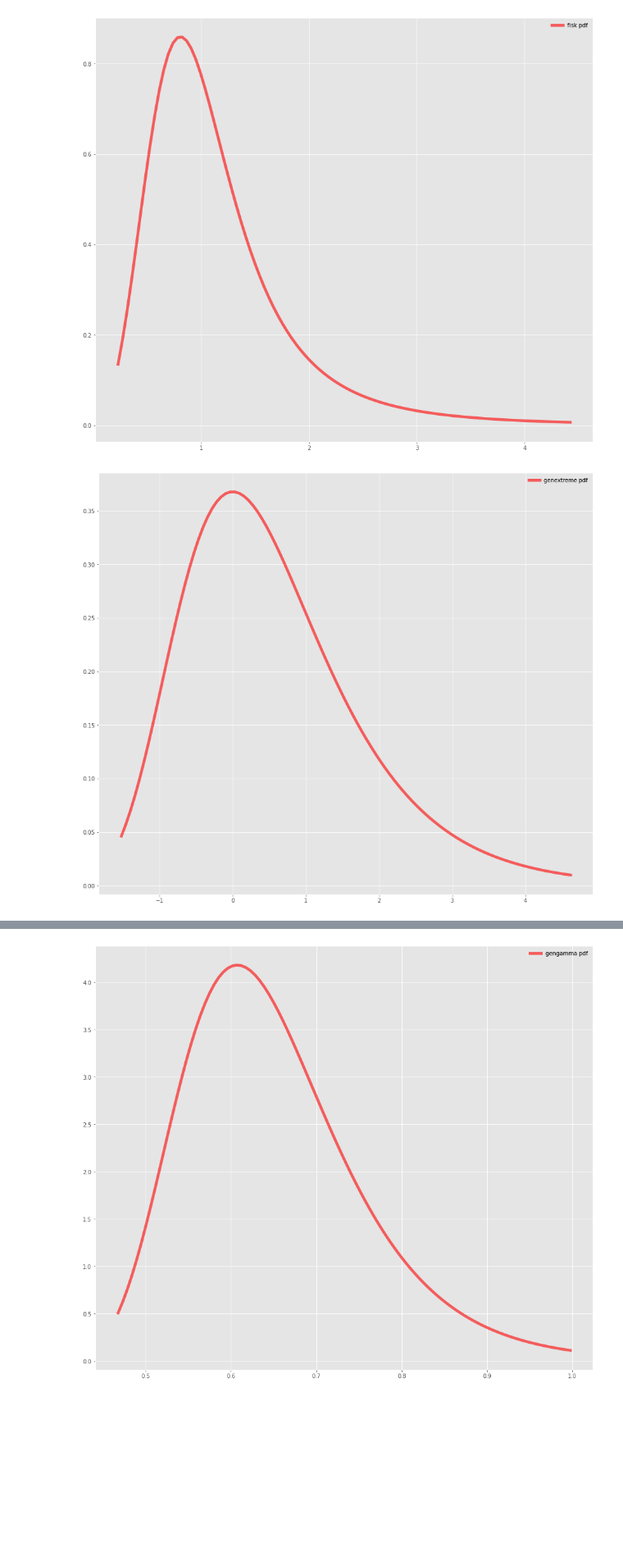
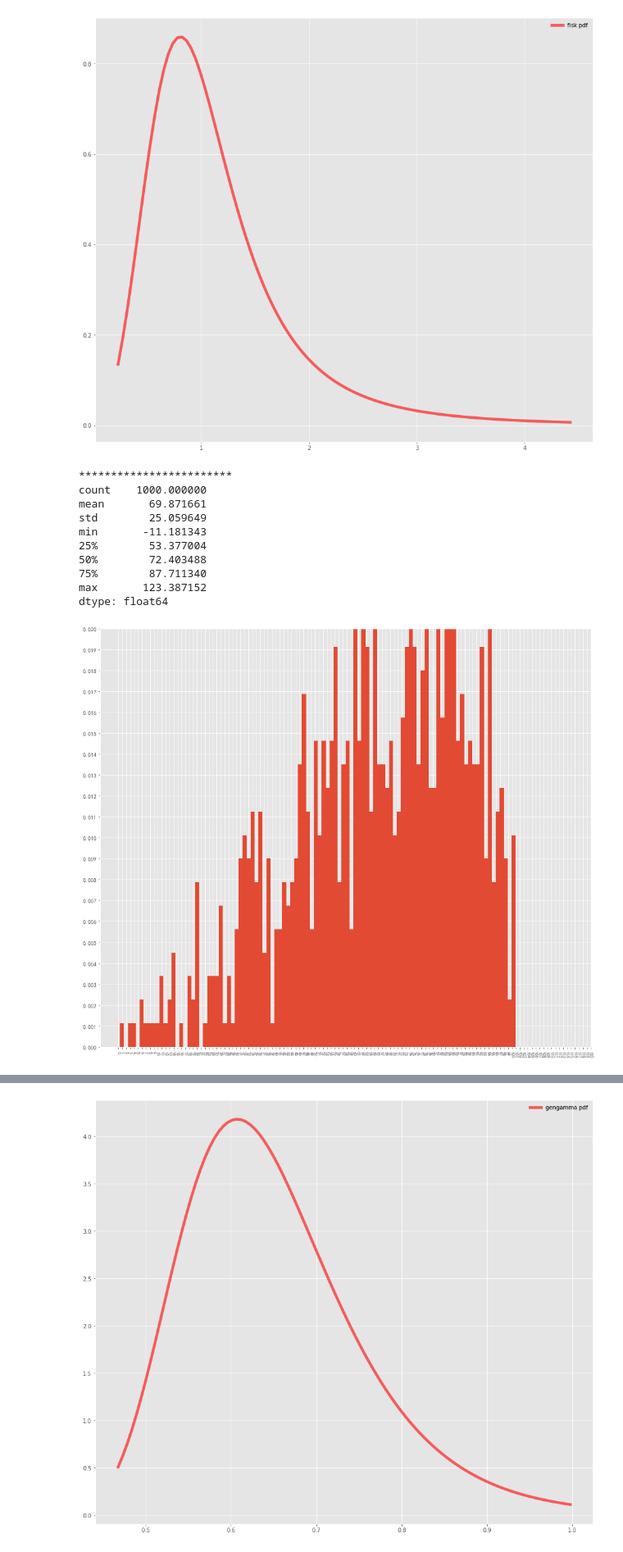
Before and after one commit to liing1221/notebook, a Jupyter notebook: mycode/scipy_stats.ipynb, the cells around one changed output, grey strips where cells are left out. Shown at 82% size. Saved outputs shown, nothing was run; the diff lists cells and outputs as text; code cells hidden in the pictures; blank space fills up the shorter version.

```diff
--- a/mycode/scipy_stats.ipynb
+++ b/mycode/scipy_stats.ipynb
@@ -621,19 +668,59 @@ plt.show()
 # %%
 # 广义极值连续型随机变量。
 
 from scipy.stats import genextreme
 import matplotlib.pyplot as plt
 fig, ax = plt.subplots(1, 1)
 
-c = -0.002
-mean, var, skew, kurt = genextreme.stats(c, moments='mvsk')
+# c = -0.002
+# mean, var, skew, kurt = genextreme.stats(c, moments='mvsk')
 
-x = np.linspace(genextreme.ppf(0.01, c),
-                genextreme.ppf(0.99, c), 100)
-ax.plot(x, genextreme.pdf(x, c),
-       'r-', lw=5, alpha=0.6, label='genextreme pdf')
+# x = np.linspace(genextreme.ppf(0.01, c),
+#                 genextreme.ppf(0.99, c), 100)
+# ax.plot(x, genextreme.pdf(x, c),
+#        'r-', lw=5, alpha=0.6, label='genextreme pdf')
 
-ax.legend(loc='best', frameon=False)
+# ax.legend(loc='best', frameon=False)
+# plt.show()
+
+
+
+c, loc, scale = 0.6534377053608116, 60.85122823876746, 26.504191099727073
+
+datas = genextreme.rvs(s, loc=loc, scale=scale, size=1000)
+# datas = [100 - i for i in datas if 100 - i > 0]
+
+f = Fitter(datas, xmin=-1, xmax=101, distributions=['genextreme', ], bins=100)
+f.fit()
+# f = Fitter(datas, xmin=-2, xmax=1200, distributions=['betaprime','burr12','dweibull','chi2','foldcauchy','logistic'], bins=100)
+
+# print(f.summary())
+# print(f.fitted_param)
+# print(f.fitted_pdf)
+print("*" * 24)
+# print(f.get_best())
+f.hist()
+plt.ylim(0, 0.016)
+plt.xticks([int(_x) for _x in range(0,121, 1)], rotation=280, size=8)
+plt.yticks([_y/1000 for _y in range(0, 21, 1)], size=10)
+# print(list(range(0, 10)))
+# print([_y//100 for _y in range(0, 10)])
+plt.rcParams['font.sans-serif'] = ['SimHei']
+plt.rcParams['axes.unicode_minus'] = False   # 正常显示负号
+# print(datas)
+print(pd.Series(datas).describe())
+
+
 plt.show()
 # %% [output]
+************************
+count    1000.000000
+mean       69.871661
+std        25.059649
+min       -11.181343
+25%        53.377004
+50%        72.403488
+75%        87.711340
+max       123.387152
+dtype: float64
-[figure, old version]
+[figure, new version]
```
Also changed, not shown: parts of 8 cells of this notebook, 20 other files.
